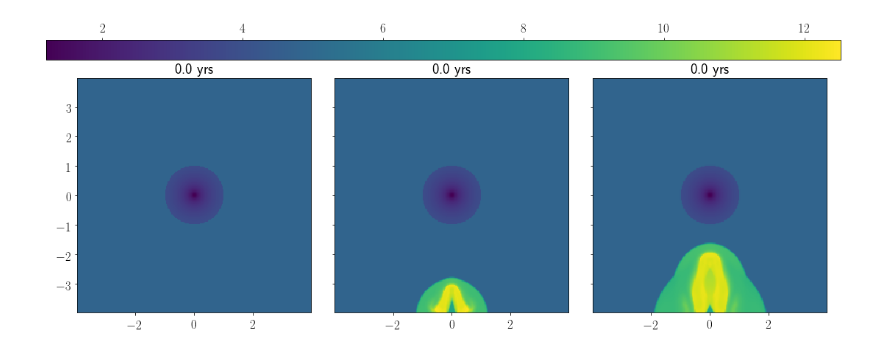
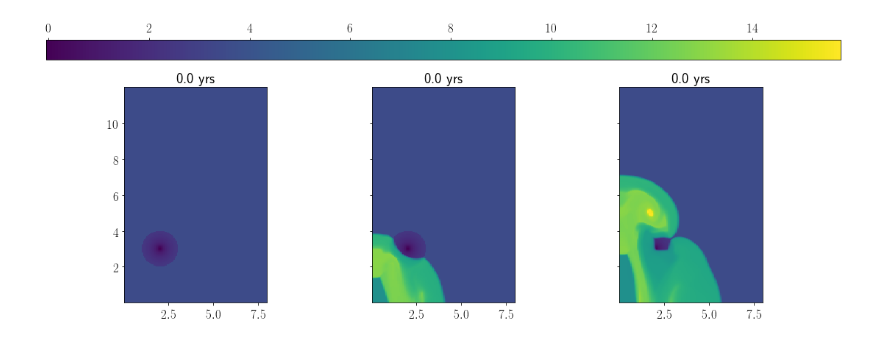
Before and after one commit to Mixpap/JetCloudSim, a Jupyter notebook: Notebooks/Data (Jet-Cloud interaction).ipynb, the cells around one changed output. Saved outputs shown, nothing was run; the diff lists cells and outputs as text; code cells hidden in the pictures.

```diff
--- a/Notebooks/Data (Jet-Cloud interaction).ipynb
+++ b/Notebooks/Data (Jet-Cloud interaction).ipynb
@@ -28,4 +28,5 @@ import importlib
 # %%
 import f
 # %%
-test0=np.load('../test0/test0.npz')
+#test0=np.load('../test0/test0.npz')
+test1=np.load('../test1/test1.npz')
@@ -44,5 +33,5 @@ dbl
 # %%
 importlib.reload(f)
-f.quadruple(test0,np.log10(test0['TMP']),rows=1,cols=3,tdk='yrs')
+f.quadruple(test1,np.log10(test1['TMP']),rows=1,cols=3,tdk='yrs')
 # %% [output]
-[figure, old version]
+[figure, new version]
```
Also changed, not shown: parts of 8 cells of this notebook, 4 other files.
